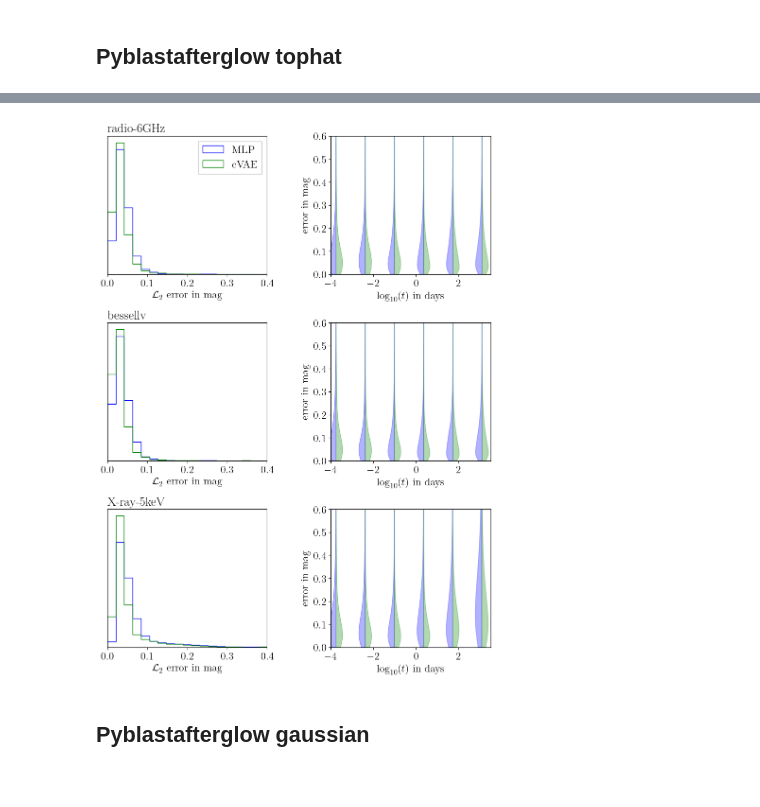
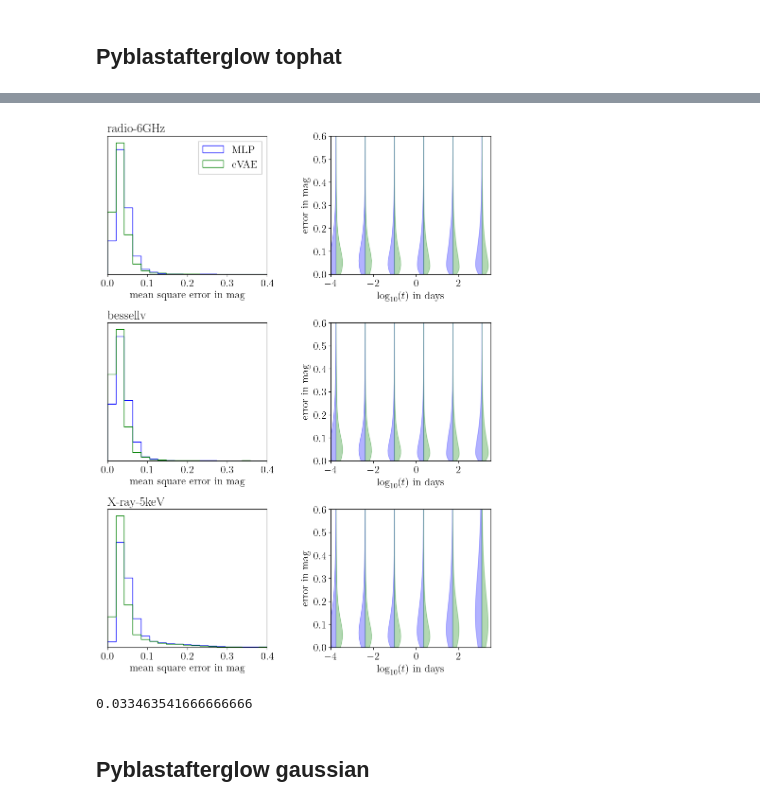
Before and after one commit to nuclear-multimessenger-astronomy/paper_fiesta, a Jupyter notebook: src/paper_fiesta/benchmarking/benchmark_plots.ipynb, the cells around one changed output, grey strips where cells are left out. Saved outputs shown, nothing was run; the diff lists cells and outputs as text; code cells hidden in the pictures.

```diff
--- a/src/paper_fiesta/benchmarking/benchmark_plots.ipynb
+++ b/src/paper_fiesta/benchmarking/benchmark_plots.ipynb
@@ -17,12 +31,10 @@ from fiesta.inference.lightcurve_model import AfterglowFlux, BullaLightcurveMode
 FILTERS = ["radio-6GHz", "bessellv", "X-ray-5keV"]
 
 
-model1 = AfterglowFlux("afgpy_tophat",
-                        "../surrogates/afgpy_tophat_MLP/",
+model1 = AfterglowFlux("afgpy_tophat_MLP",
                         filters = FILTERS)
 
 model2 = AfterglowFlux("afgpy_tophat",
-                        "../surrogates/afgpy_tophat_CVAE/",
                         filters = FILTERS)
 
 
@@ -67,7 +81,7 @@ for filter, cax in zip(FILTERS, ax[:,0]):
     cax.hist(benchmarker1.error[filter], color = "blue", histtype = "step", bins = np.linspace(0, 0.4, 20), density = True, label = "MLP")
     cax.hist(benchmarker2.error[filter], color = "green", histtype = "step", bins = np.linspace(0, 0.4, 20), density = True, label = "cVAE")
     cax.set_yticks([])
-    cax.set_xlabel("$\mathcal{L}_2$ error in mag")
+    cax.set_xlabel("mean square error in mag")
     cax.set_xlim((0,0.4))
     cax.set_title(filter, loc = "left")
 
@@ -147,7 +165,7 @@ for filter, cax in zip(FILTERS, ax[:,0]):
     cax.hist(benchmarker1.error[filter], color = "blue", histtype = "step", bins = np.linspace(0, 0.4, 20), density = True, label = "MLP")
     cax.hist(benchmarker2.error[filter], color = "green", histtype = "step", bins = np.linspace(0, 0.4, 20), density = True, label = "cVAE")
     cax.set_yticks([])
-    cax.set_xlabel("$\mathcal{L}_2$ error in mag")
+    cax.set_xlabel("mean square error in mag")
     cax.set_xlim((0,0.4))
     cax.set_title(filter, loc = "left")
 
@@ -289,35 +311,39 @@ fig.subplots_adjust(wspace = 0.4, hspace =0.35, bottom = 0.05, top = 0.95, left
 for filter, cax in zip(FILTERS, ax[:,0]):
 
     cax.hist(benchmarker1.error[filter], color = "blue", histtype = "step", bins = np.linspace(0, 0.4, 20), density = True, label = "MLP")
     cax.hist(benchmarker2.error[filter], color = "green", histtype = "step", bins = np.linspace(0, 0.4, 20), density = True, label = "cVAE")
     cax.set_yticks([])
-    cax.set_xlabel("$\mathcal{L}_2$ error in mag")
+    cax.set_xlabel("mean square error in mag")
     cax.set_xlim((0,0.4))
     cax.set_title(filter, loc = "left")
 
 for filter, cax in zip(FILTERS, ax[:,1]):
     error = np.abs(benchmarker1.pred_mag[filter] - benchmarker1.test_mag[filter])
     error[np.isinf(error) | np.isnan(error)] = 0.
     indices = np.linspace(10, len(model1.times)-10, 6).astype(int)
     parts1 = cax.violinplot(error[:, indices], positions=np.log10(model1.times[indices]), widths=0.6, side="low", showextrema=False, points=500)
     for pc in parts1["bodies"]:
         pc.set_facecolor("blue")
         pc.set_edgecolor("blue")
 
     error = np.abs(benchmarker2.pred_mag[filter] - benchmarker2.test_mag[filter])
     error[np.isinf(error) | np.isnan(error)] = 0.
     indices = np.linspace(10, len(model2.times)-10, 6).astype(int)
     parts2 = cax.violinplot(error[:, indices], positions=np.log10(model2.times[indices]), widths=0.6, side="high", showextrema=False, points=500)
     for pc in parts2["bodies"]:
         pc.set_facecolor("green")
         pc.set_edgecolor("green")
 
     cax.set(xlabel = "$\\log_{10}(t)$ in days", ylabel = "error in mag", xscale = "linear", xlim = (-4., 3.5), ylim = (0,0.6))
 
 ax[0,0].legend(fancybox=False, framealpha=1, fontsize = 16)
 fig.savefig("./benchmark_pbag_tophat.pdf", dpi =300)
 # %% [output]
-[figure, old version]
+[figure, new version]
+# %%
+high_error_fraction(benchmarker2.test_mag, benchmarker2.pred_mag, "bessellv")
+# %% [output]
+0.033463541666666666
 # %% [markdown]
 ## Pyblastafterglow gaussian
 # %%
```
Also changed, not shown: parts of 12 cells of this notebook, 8 other files.
